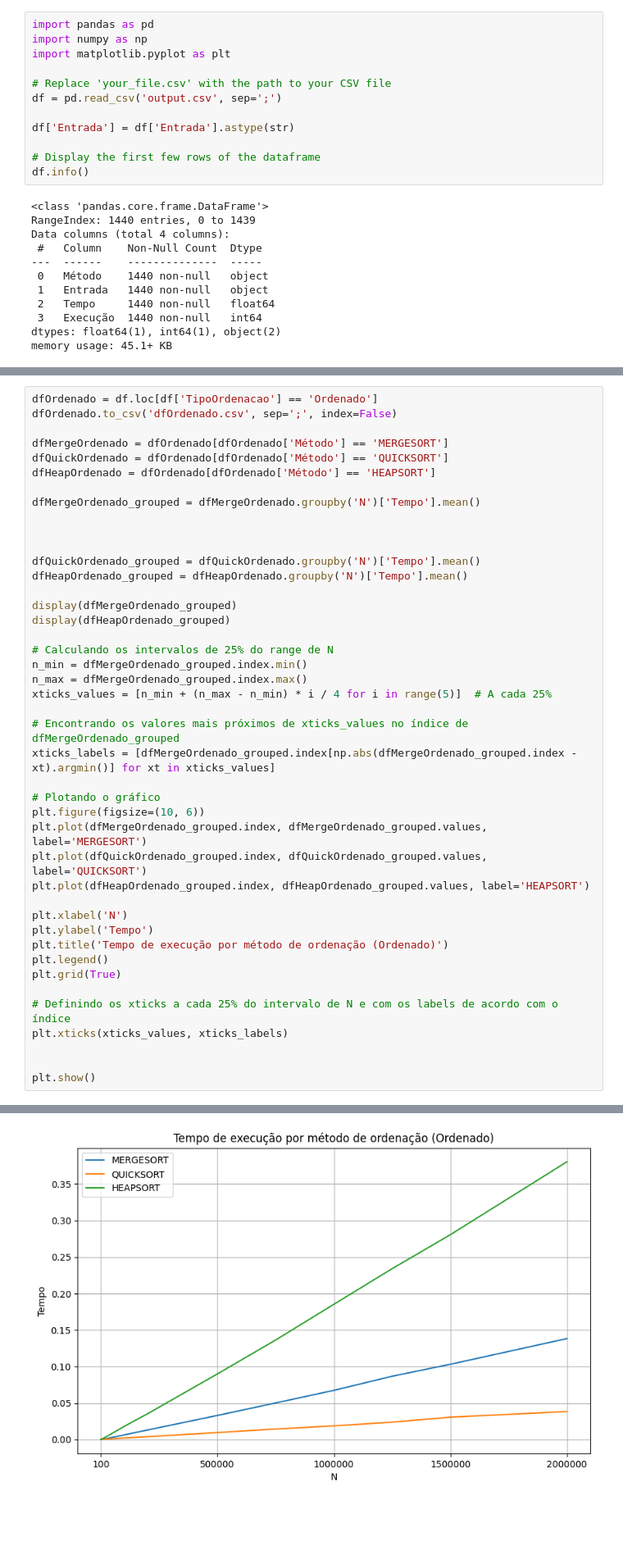
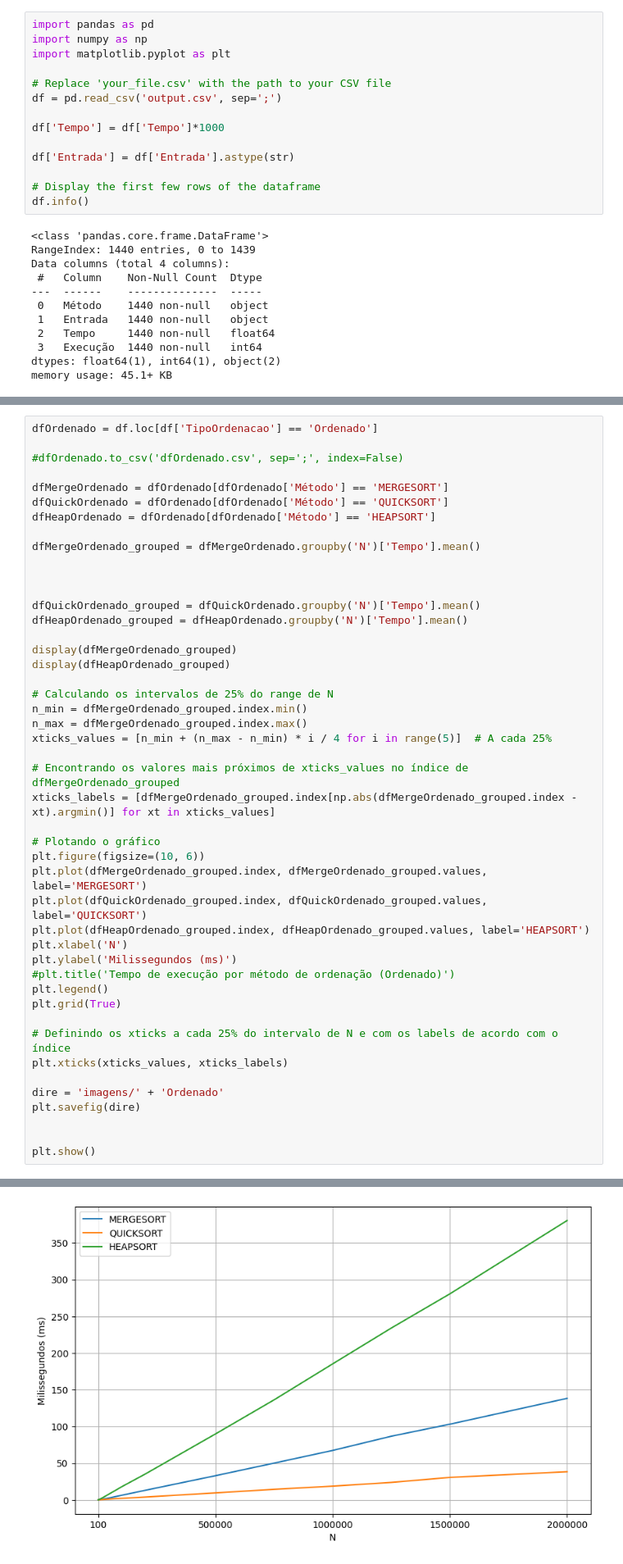
Before and after one commit to brunomaion/PAA1-ONlogN, a Jupyter notebook: analise.ipynb, the cells around one changed output, grey strips where cells are left out. Shown at 82% size. Drawn from its saved outputs; the diff is of its cells as text; blank space fills up the shorter version.

```diff
--- a/analise.ipynb
+++ b/analise.ipynb
@@ -6,6 +6,8 @@ import matplotlib.pyplot as plt
 # Replace 'your_file.csv' with the path to your CSV file
 df = pd.read_csv('output.csv', sep=';')
 
+df['Tempo'] = df['Tempo']*1000
+
 df['Entrada'] = df['Entrada'].astype(str)
 
 # Display the first few rows of the dataframe
@@ -199,6 +216,7 @@ plt.show()
 # %%
 dfOrdenado = df.loc[df['TipoOrdenacao'] == 'Ordenado']
-dfOrdenado.to_csv('dfOrdenado.csv', sep=';', index=False)
+
+#dfOrdenado.to_csv('dfOrdenado.csv', sep=';', index=False)
 
 dfMergeOrdenado = dfOrdenado[dfOrdenado['Método'] == 'MERGESORT']
 dfQuickOrdenado = dfOrdenado[dfOrdenado['Método'] == 'QUICKSORT']
@@ -227,16 +245,18 @@ plt.figure(figsize=(10, 6))
 plt.plot(dfMergeOrdenado_grouped.index, dfMergeOrdenado_grouped.values, label='MERGESORT')
 plt.plot(dfQuickOrdenado_grouped.index, dfQuickOrdenado_grouped.values, label='QUICKSORT')
 plt.plot(dfHeapOrdenado_grouped.index, dfHeapOrdenado_grouped.values, label='HEAPSORT')
-
 plt.xlabel('N')
-plt.ylabel('Tempo')
-plt.title('Tempo de execução por método de ordenação (Ordenado)')
+plt.ylabel('Milissegundos (ms)')
+#plt.title('Tempo de execução por método de ordenação (Ordenado)')
 plt.legend()
 plt.grid(True)
 
 # Definindo os xticks a cada 25% do intervalo de N e com os labels de acordo com o índice
 plt.xticks(xticks_values, xticks_labels)
 
+dire = 'imagens/' + 'Ordenado'
+plt.savefig(dire)
+
 
 plt.show()
 # %% [output]
@@ -243 +297 @@ plt.show()
-[figure, old version]
+[figure, new version]
```
Also changed, not shown: parts of 9 cells of this notebook, 13 other files.
